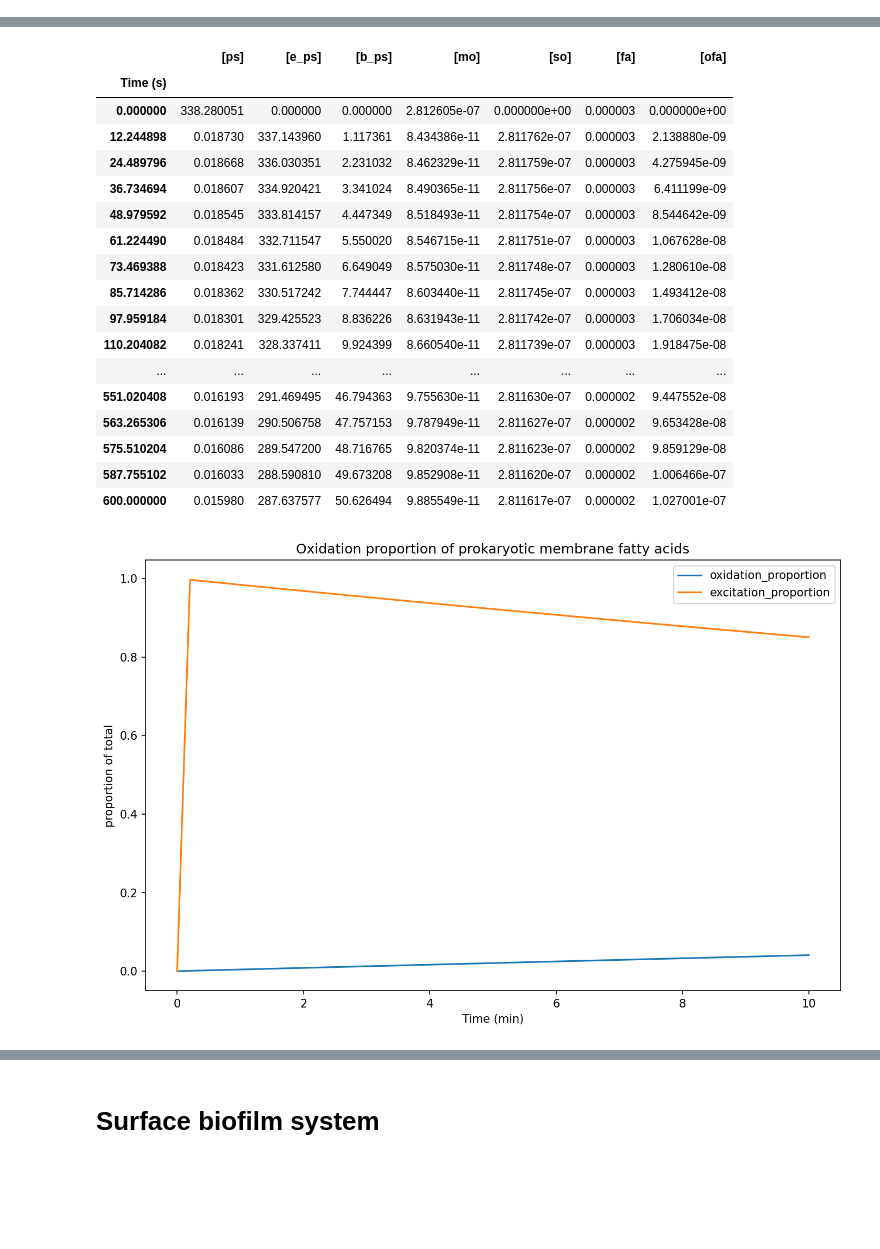
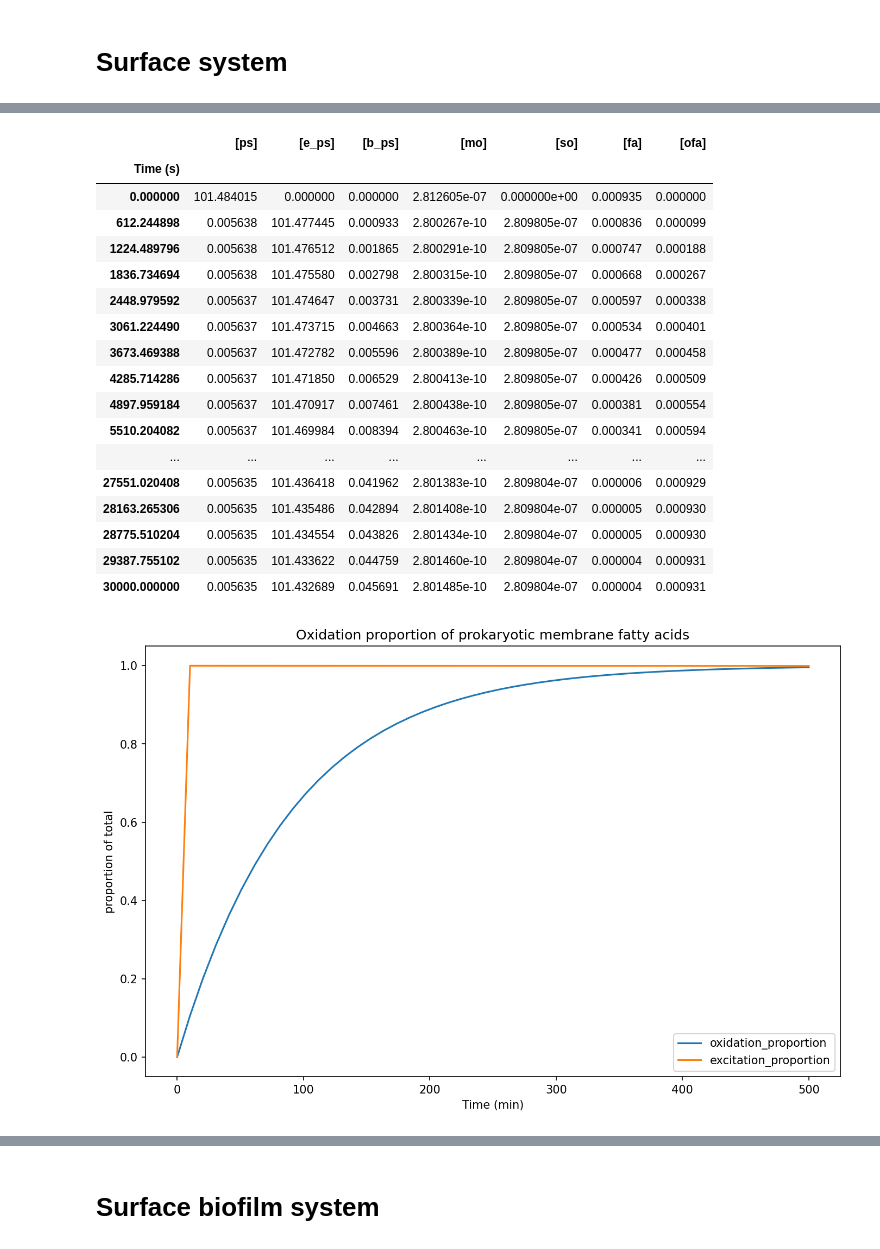
Before and after one commit to freiburgermsu/PDIpy, a Jupyter notebook: examples/GSWL.ipynb, the cells around one changed output, grey strips where cells are left out. Drawn from its saved outputs; the diff is of its cells as text; code cells hidden in the pictures; blank space fills up the shorter version.

```diff
--- a/examples/GSWL.ipynb
+++ b/examples/GSWL.ipynb
@@ -3,3 +118,5 @@
+# %% [markdown]
+# Surface system
 # %%
 from scipy.constants import minute
 import os
@@ -10,10 +127,9 @@ pdi.define_system(surface_system = True)
 pdi.define_bacterium(bacterial_specie = 'Saureus')
 pdi.define_photosensitizer(photosensitizer = 'A3B_4Zn')
 pdi.define_light(light_source = 'LED', lux = 26400,)
-pdi.singlet_oxygen_calculations(timestep = 0.2, total_time = 10)
-pdi.cytoplasmic_membrane()
+pdi.singlet_oxygen_calculations(timestep = 10, total_time = 500)
 pdi.kinetic_calculation()
-pdi.export()
+processed_data = pdi.export(simulation_name = 'surface_system')
 
 %matplotlib inline
 # %% [output]
@@ -37,22 +153,22 @@ end
 |  | [ps] | [e_ps] | [b_ps] | [mo] | [so] | [fa] | [ofa] |
 | Time (s) |  |  |  |  |  |  |  |
-| 0.000000 | 338.280051 | 0.000000 | 0.000000 | 2.812605e-07 | 0.000000e+00 | 0.000003 | 0.000000e+00 |
-| 12.244898 | 0.018730 | 337.143960 | 1.117361 | 8.434386e-11 | 2.811762e-07 | 0.000003 | 2.138880e-09 |
-| 24.489796 | 0.018668 | 336.030351 | 2.231032 | 8.462329e-11 | 2.811759e-07 | 0.000003 | 4.275945e-09 |
-| 36.734694 | 0.018607 | 334.920421 | 3.341024 | 8.490365e-11 | 2.811756e-07 | 0.000003 | 6.411199e-09 |
-| 48.979592 | 0.018545 | 333.814157 | 4.447349 | 8.518493e-11 | 2.811754e-07 | 0.000003 | 8.544642e-09 |
-| 61.224490 | 0.018484 | 332.711547 | 5.550020 | 8.546715e-11 | 2.811751e-07 | 0.000003 | 1.067628e-08 |
-| 73.469388 | 0.018423 | 331.612580 | 6.649049 | 8.575030e-11 | 2.811748e-07 | 0.000003 | 1.280610e-08 |
-| 85.714286 | 0.018362 | 330.517242 | 7.744447 | 8.603440e-11 | 2.811745e-07 | 0.000003 | 1.493412e-08 |
-| 97.959184 | 0.018301 | 329.425523 | 8.836226 | 8.631943e-11 | 2.811742e-07 | 0.000003 | 1.706034e-08 |
-| 110.204082 | 0.018241 | 328.337411 | 9.924399 | 8.660540e-11 | 2.811739e-07 | 0.000003 | 1.918475e-08 |
+| 0.000000 | 101.484015 | 0.000000 | 0.000000 | 2.812605e-07 | 0.000000e+00 | 0.000935 | 0.000000 |
+| 612.244898 | 0.005638 | 101.477445 | 0.000933 | 2.800267e-10 | 2.809805e-07 | 0.000836 | 0.000099 |
+| 1224.489796 | 0.005638 | 101.476512 | 0.001865 | 2.800291e-10 | 2.809805e-07 | 0.000747 | 0.000188 |
+| 1836.734694 | 0.005638 | 101.475580 | 0.002798 | 2.800315e-10 | 2.809805e-07 | 0.000668 | 0.000267 |
+| 2448.979592 | 0.005637 | 101.474647 | 0.003731 | 2.800339e-10 | 2.809805e-07 | 0.000597 | 0.000338 |
+| 3061.224490 | 0.005637 | 101.473715 | 0.004663 | 2.800364e-10 | 2.809805e-07 | 0.000534 | 0.000401 |
+| 3673.469388 | 0.005637 | 101.472782 | 0.005596 | 2.800389e-10 | 2.809805e-07 | 0.000477 | 0.000458 |
+| 4285.714286 | 0.005637 | 101.471850 | 0.006529 | 2.800413e-10 | 2.809805e-07 | 0.000426 | 0.000509 |
+| 4897.959184 | 0.005637 | 101.470917 | 0.007461 | 2.800438e-10 | 2.809805e-07 | 0.000381 | 0.000554 |
+| 5510.204082 | 0.005637 | 101.469984 | 0.008394 | 2.800463e-10 | 2.809805e-07 | 0.000341 | 0.000594 |
 | ... | ... | ... | ... | ... | ... | ... | ... |
-| 551.020408 | 0.016193 | 291.469495 | 46.794363 | 9.755630e-11 | 2.811630e-07 | 0.000002 | 9.447552e-08 |
-| 563.265306 | 0.016139 | 290.506758 | 47.757153 | 9.787949e-11 | 2.811627e-07 | 0.000002 | 9.653428e-08 |
-| 575.510204 | 0.016086 | 289.547200 | 48.716765 | 9.820374e-11 | 2.811623e-07 | 0.000002 | 9.859129e-08 |
-| 587.755102 | 0.016033 | 288.590810 | 49.673208 | 9.852908e-11 | 2.811620e-07 | 0.000002 | 1.006466e-07 |
-| 600.000000 | 0.015980 | 287.637577 | 50.626494 | 9.885549e-11 | 2.811617e-07 | 0.000002 | 1.027001e-07 |
+| 27551.020408 | 0.005635 | 101.436418 | 0.041962 | 2.801383e-10 | 2.809804e-07 | 0.000006 | 0.000929 |
+| 28163.265306 | 0.005635 | 101.435486 | 0.042894 | 2.801408e-10 | 2.809804e-07 | 0.000005 | 0.000930 |
+| 28775.510204 | 0.005635 | 101.434554 | 0.043826 | 2.801434e-10 | 2.809804e-07 | 0.000005 | 0.000930 |
+| 29387.755102 | 0.005635 | 101.433622 | 0.044759 | 2.801460e-10 | 2.809804e-07 | 0.000004 | 0.000931 |
+| 30000.000000 | 0.005635 | 101.432689 | 0.045691 | 2.801485e-10 | 2.809804e-07 | 0.000004 | 0.000931 |
-[figure, old version]
+[figure, new version]
 |  | parameter | value |
 | 0 | simulation_path | C:\Users\Andrew Freiburger\Dropbo... |
 | 1 | singlet_oxygen_diffusion_distance... | 0.000000 |
```
Also changed, not shown: parts of 8 cells of this notebook, 45 other files.
